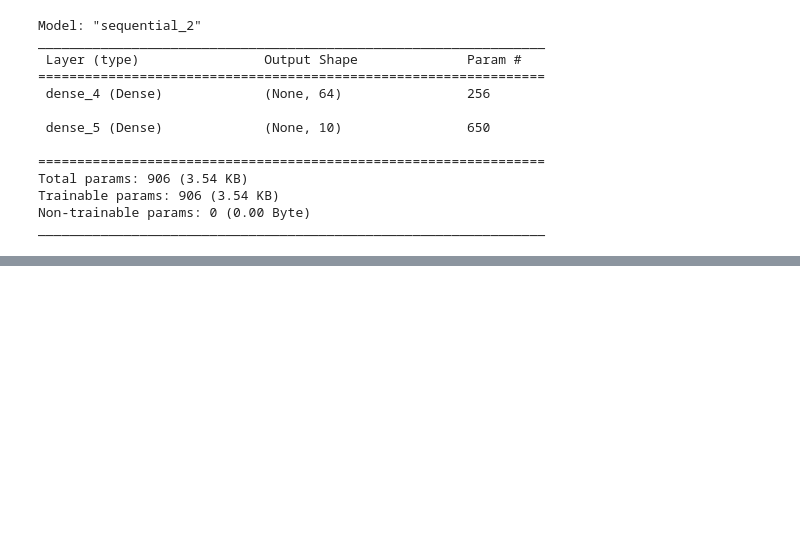
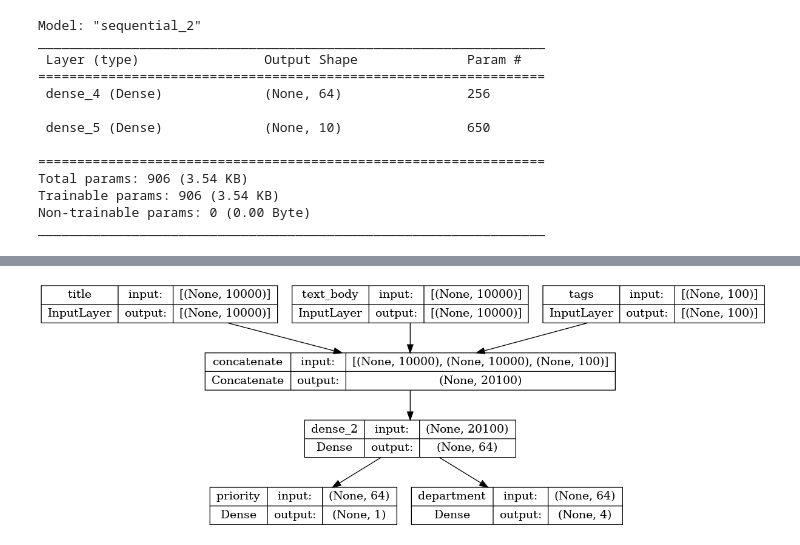
Before and after one commit to Yush1nk1m/ML_and_DL, a Jupyter notebook: Codes/Chapter07.ipynb, the cells around one changed output, grey strips where cells are left out. Saved outputs shown, nothing was run; the diff lists cells and outputs as text; code cells hidden in the pictures; blank space fills up the shorter version.

```diff
--- a/Codes/Chapter07.ipynb
+++ b/Codes/Chapter07.ipynb
@@ -119,0 +235,4 @@ _________________________________________________________________
+# %%
+keras.utils.plot_model(model, "ticket_classifier_with_shape_info.png", show_shapes=True)
+# %% [output]
+[figure, added]
```
Also changed, not shown: parts of 18 cells of this notebook, 7 other files.
